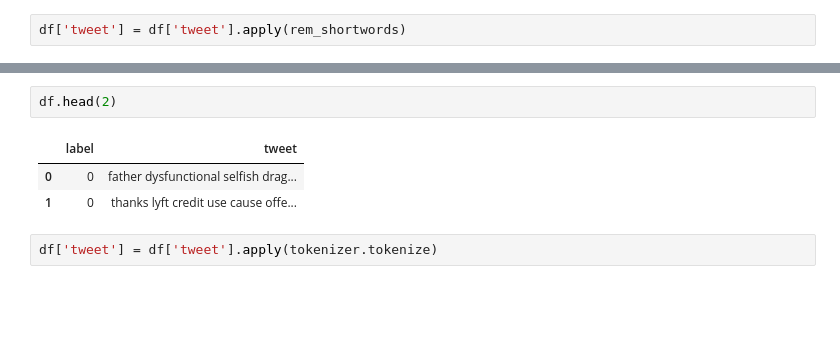
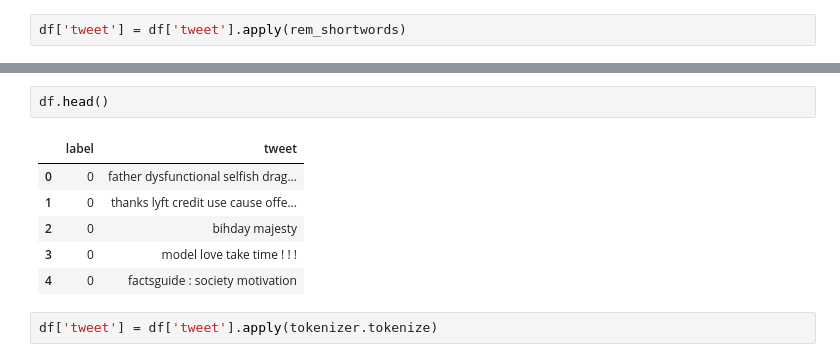
Before and after one commit to KIET-CAI-D2-2025/CAI-D2-T22, a Jupyter notebook: twitter-hate-speech-classification.ipynb, the cells around one changed output, grey strips where cells are left out. Drawn from its saved outputs; the diff is of its cells as text; blank space fills up the shorter version.

```diff
--- a/twitter-hate-speech-classification.ipynb
+++ b/twitter-hate-speech-classification.ipynb
@@ -325,9 +355,12 @@ df['tweet'] = df['tweet'].apply(rem_shortwords)
 # %%
-df.head(2)
+df.head()
 # %% [output]
 |  | label | tweet |
 | 0 | 0 | father dysfunctional selfish drag... |
 | 1 | 0 | thanks lyft credit use cause offe... |
+| 2 | 0 | bihday majesty |
+| 3 | 0 | model love take time ! ! ! |
+| 4 | 0 | factsguide : society motivation |
 # %%
 df['tweet'] = df['tweet'].apply(tokenizer.tokenize)
 # %%
```
Also changed, not shown: parts of 9 cells of this notebook, 3 other files.
